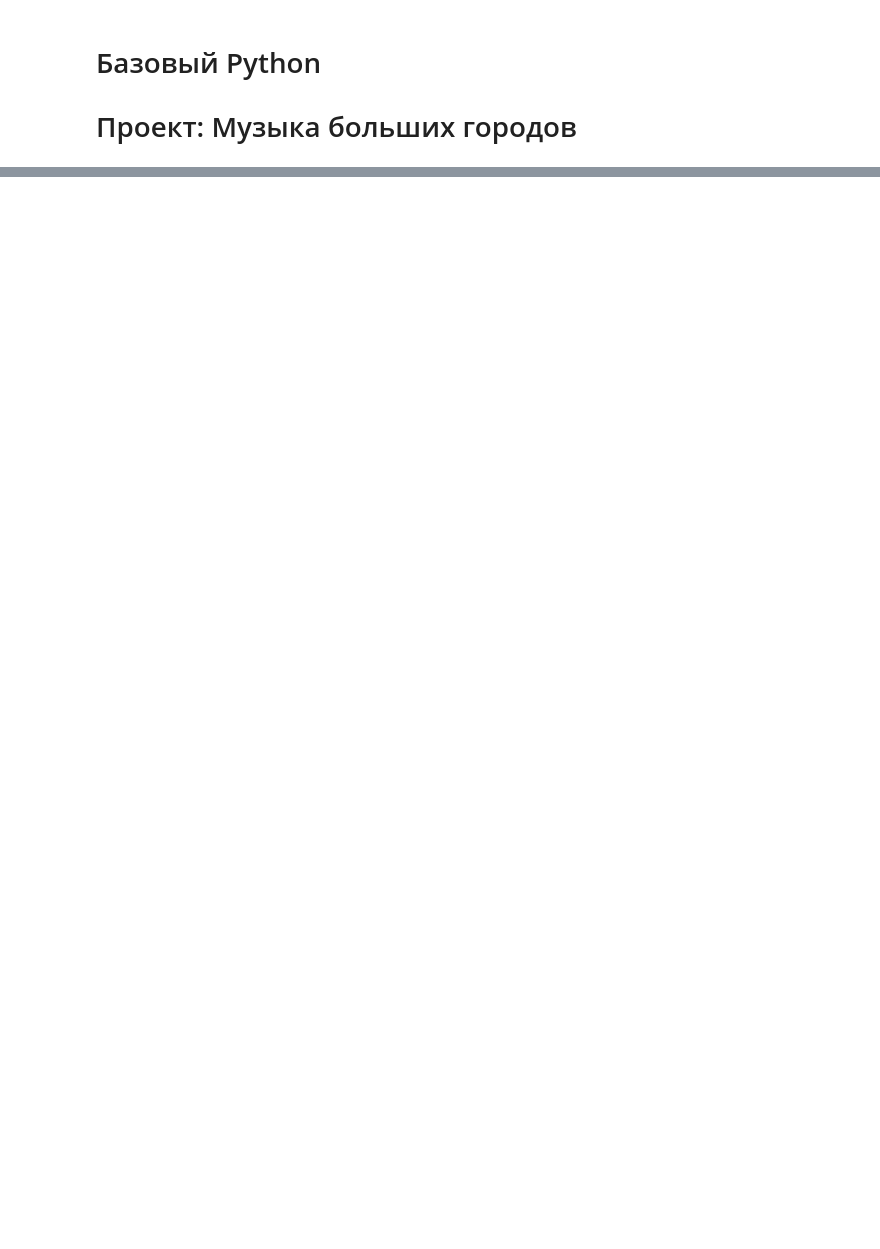
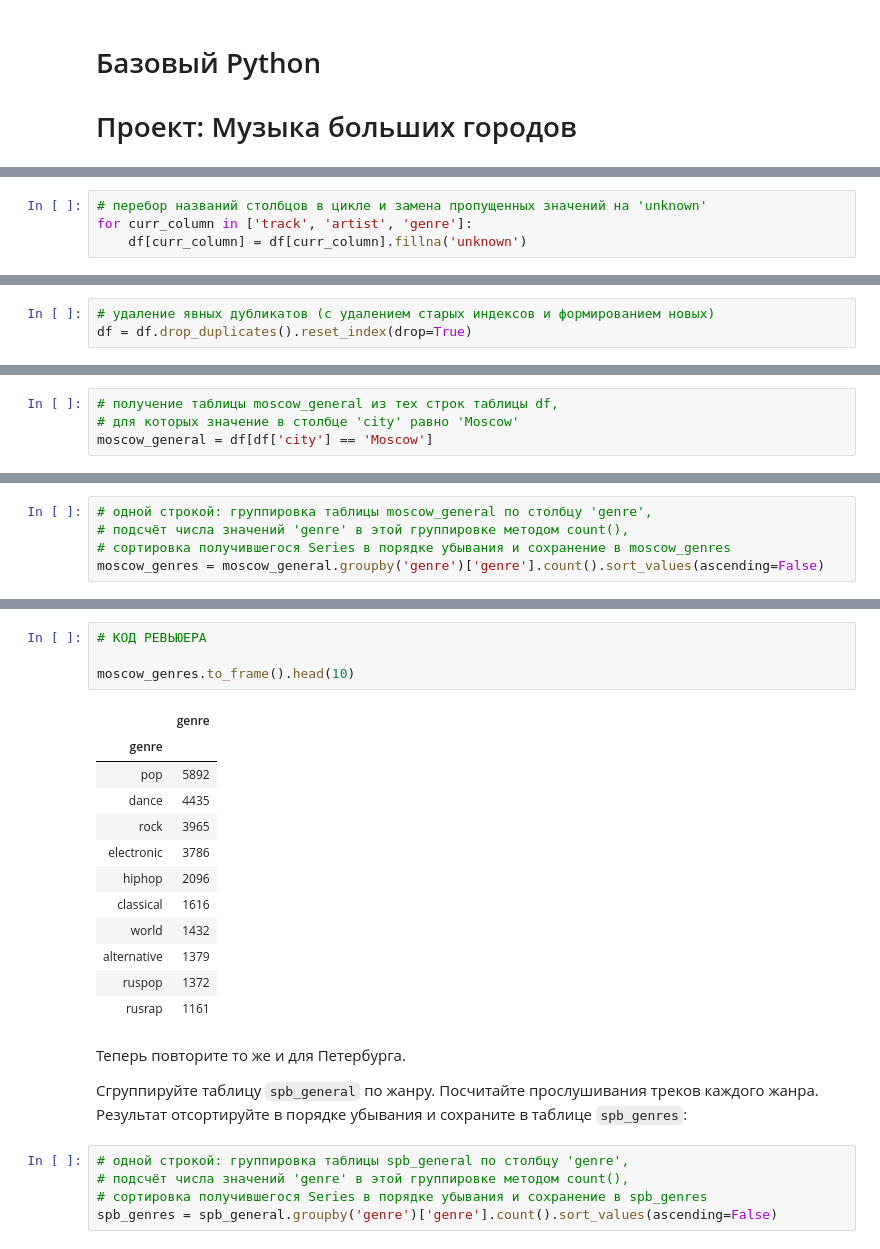
Before and after one commit to vagan-avagyan/yandex_practicum_ds, a Jupyter notebook: Projects. 1. Base Python.ipynb, the cells around one changed output, grey strips where cells are left out. Cells and saved outputs as stored; diff of their text form; blank space fills up the shorter version.

```diff
--- a/Projects. 1. Base Python.ipynb
+++ b/Projects. 1. Base Python.ipynb
@@ -55,0 +214,4 @@
+# %%
+# перебор названий столбцов в цикле и замена пропущенных значений на 'unknown'
+for curr_column in ['track', 'artist', 'genre']:
+    df[curr_column] = df[curr_column].fillna('unknown')
@@ -55,0 +242,3 @@
+# %%
+# удаление явных дубликатов (с удалением старых индексов и формированием новых)
+df = df.drop_duplicates().reset_index(drop=True)
@@ -55,0 +523,4 @@
+# %%
+# получение таблицы moscow_general из тех строк таблицы df,
+# для которых значение в столбце 'city' равно 'Moscow'
+moscow_general = df[df['city'] == 'Moscow']
@@ -55,0 +660,5 @@
+# %%
+# одной строкой: группировка таблицы moscow_general по столбцу 'genre',
+# подсчёт числа значений 'genre' в этой группировке методом count(),
+# сортировка получившегося Series в порядке убывания и сохранение в moscow_genres
+moscow_genres = moscow_general.groupby('genre')['genre'].count().sort_values(ascending=False)
@@ -55,0 +690,26 @@
+# %%
+# КОД РЕВЬЮЕРА
+
+moscow_genres.to_frame().head(10)
+# %% [output]
+|  | genre |
+| genre |  |
+| pop | 5892 |
+| dance | 4435 |
+| rock | 3965 |
+| electronic | 3786 |
+| hiphop | 2096 |
+| classical | 1616 |
+| world | 1432 |
+| alternative | 1379 |
+| ruspop | 1372 |
+| rusrap | 1161 |
+# %% [markdown]
+Теперь повторите то же и для Петербурга.
+
+Сгруппируйте таблицу `spb_general` по жанру. Посчитайте прослушивания треков каждого жанра. Результат отсортируйте в порядке убывания и сохраните в таблице `spb_genres`:
+# %%
+# одной строкой: группировка таблицы spb_general по столбцу 'genre',
+# подсчёт числа значений 'genre' в этой группировке методом count(),
+# сортировка получившегося Series в порядке убывания и сохранение в spb_genres
+spb_genres = spb_general.groupby('genre')['genre'].count().sort_values(ascending=False)
```
Also changed, not shown: parts of 90 cells of this notebook.
